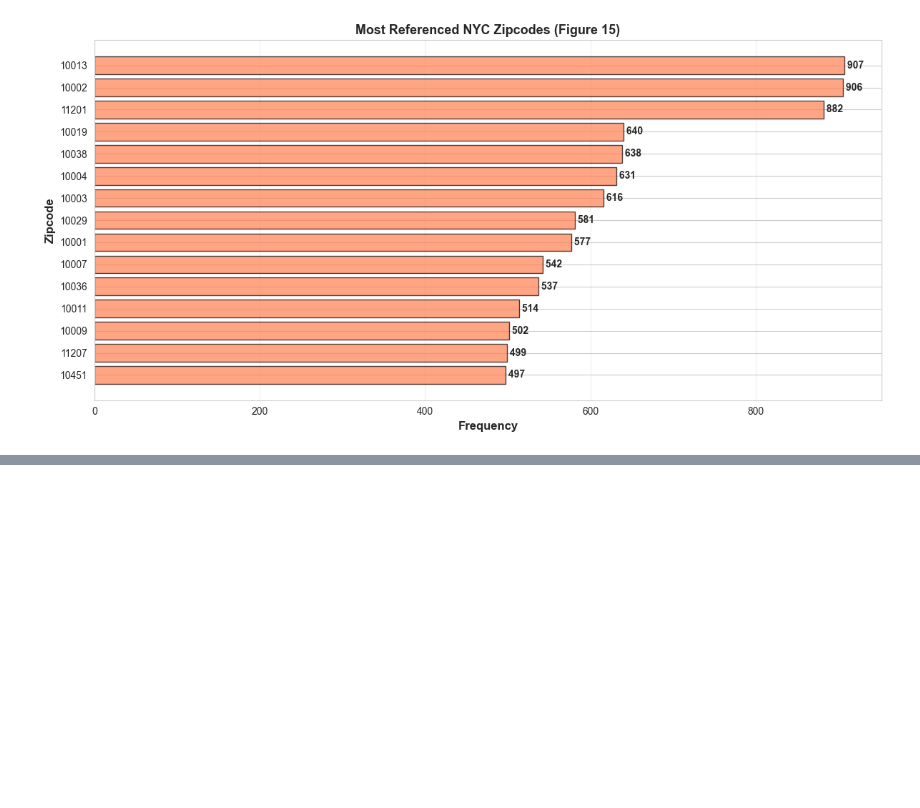
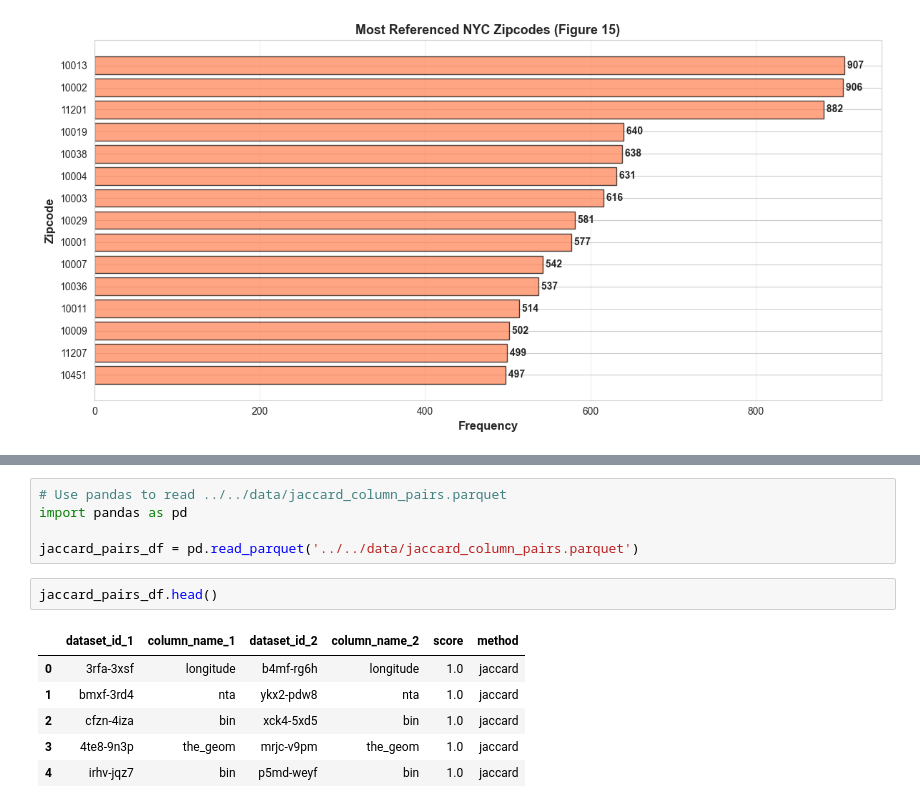
Before and after one commit to donydony228/3001-Data-Engineering, a Jupyter notebook: scripts/analysis/03_quality_schema.ipynb, the cells around one changed output, grey strips where cells are left out. Cells and saved outputs as stored; diff of their text form; blank space fills up the shorter version.

```diff
--- a/scripts/analysis/03_quality_schema.ipynb
+++ b/scripts/analysis/03_quality_schema.ipynb
@@ -796,0 +897,14 @@ plt.show()
+# %%
+# Use pandas to read ../../data/jaccard_column_pairs.parquet
+import pandas as pd
+
+jaccard_pairs_df = pd.read_parquet('../../data/jaccard_column_pairs.parquet')
+# %%
+jaccard_pairs_df.head()
+# %% [output]
+|  | dataset_id_1 | column_name_1 | dataset_id_2 | column_name_2 | score | method |
+| 0 | 3rfa-3xsf | longitude | b4mf-rg6h | longitude | 1.0 | jaccard |
+| 1 | bmxf-3rd4 | nta | ykx2-pdw8 | nta | 1.0 | jaccard |
+| 2 | cfzn-4iza | bin | xck4-5xd5 | bin | 1.0 | jaccard |
+| 3 | 4te8-9n3p | the_geom | mrjc-v9pm | the_geom | 1.0 | jaccard |
+| 4 | irhv-jqz7 | bin | p5md-weyf | bin | 1.0 | jaccard |
```
Also changed, not shown: parts of 3 cells of this notebook, 3 other files.
